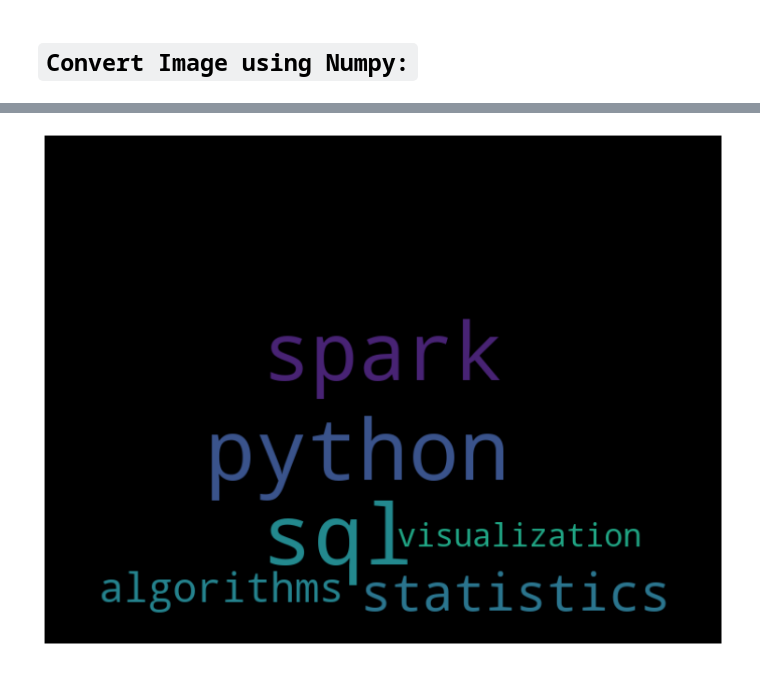
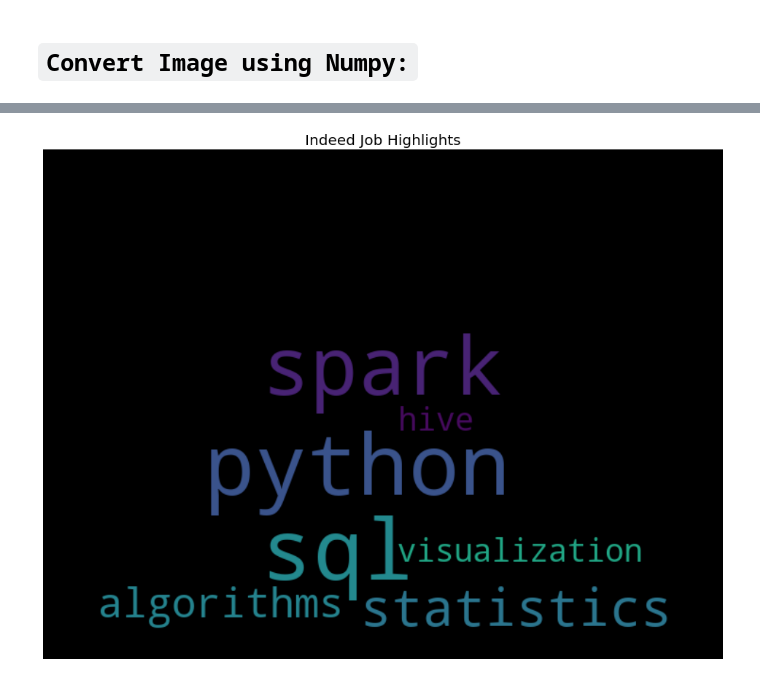
Before and after one commit to MrFuguDataScience/NLP, a Jupyter notebook: Indeed_WordCloud.ipynb, the cells around one changed output, grey strips where cells are left out. Cells and saved outputs as stored; diff of their text form; code cells hidden in the pictures.

```diff
--- a/Indeed_WordCloud.ipynb
+++ b/Indeed_WordCloud.ipynb
@@ -81,18 +178,18 @@ pd.DataFrame(wrd_lst_tokens).head()
 # %% [markdown]
 # `Remove Stopwords, single characters, useless words as well`
 # %%
-d=[]
+clean_stp_wrds=[]
 stopwrds = stopwords.words('english')
 for i in wrd_lst_tokens:
 # removing single letters, [:-2] will remove last 2 str from each list bc useless
     line = [j for j in i[0] if len(j) > 1]
 #     print(line)
 # remove our stopwords like: ('i','it','etc')
-    d.append([[ii for ii in line if ii not in stopwrds]])
+    clean_stp_wrds.append([[ii for ii in line if ii not in stopwrds]])
 
 
 # print('Example of amount of data after: ',len(pd.DataFrame(d)[0][1])/len(news_['content'][0]))
-pd.DataFrame(d).head()
+pd.DataFrame(clean_stp_wrds).head()
 # %% [output]
 |  | 0 |
 | 0 | [companythe, world, facing, medic... |
@@ -104,7 +201,7 @@ pd.DataFrame(d).head()
 # Check back to see how many of our words are left as comparison
 # %%
 second_wrd_cnt=[]
-for i in d:
+for i in clean_stp_wrds:
     for j in i:
         second_wrd_cnt.append(len(j))
 
@@ -124,15 +221,15 @@ indeed_text_cnts.head()
 # from nltk.stem import WordNetLemmatizer  # remove word endings etc
 
 lemmatizer = WordNetLemmatizer()
-h=[]
+lemma_lst=[]
 for i in range(len(d)):
     for j in d[i][0]: # going inside each list and doing each word
 #         print(j)
-        h.append([i,lemmatizer.lemmatize(j)]) # i keeps the position
+        lemma_lst.append([i,lemmatizer.lemmatize(j)]) # i keeps the position
 
 dg=defaultdict(list)
 
-for i in h:
+for i in lemma_lst:
     dg[i[0]].append(i[1]) # key=position,value:list of lists of strings
 # %%
 third=[]
@@ -151,0 +253,8 @@ indeed_text_cnts.head()
+# %%
+import re
+check_science_wrds=[]
+for i in dg.values():
+    for j in i:
+        if re.findall(r'\b(?:scien.*).+',j):
+            check_science_wrds.append(re.findall(r'\b(?:scien.*).+',j))
+pd.DataFrame(check_science_wrds).head(12)
@@ -242,15 +349,17 @@ plt.show()
 # %%
 skills=[]
 for i in indeed_jobs['skill_matches']:
      b_=" ".join(review for review in i)
-wc=WordCloud(background_color='black',max_words=15,max_font_size=90,random_state=1,
+wc=WordCloud(background_color='black',max_words=30,max_font_size=90,random_state=1,
     mask=img_mask)
 wc.generate(b_)
 plt.figure(figsize=(22,10))
 plt.imshow(wc,interpolation="bilinear")
+plt.title("Indeed Job Highlights",fontsize=20)
 plt.axis("off")
+plt.tight_layout(pad=0)
 plt.show()
 # %% [output]
-[figure, old version]
+[figure, new version]
 # %%
 # indeed_text_cnts['lemma_wrds']
```
Also changed, not shown: parts of 22 cells of this notebook.
